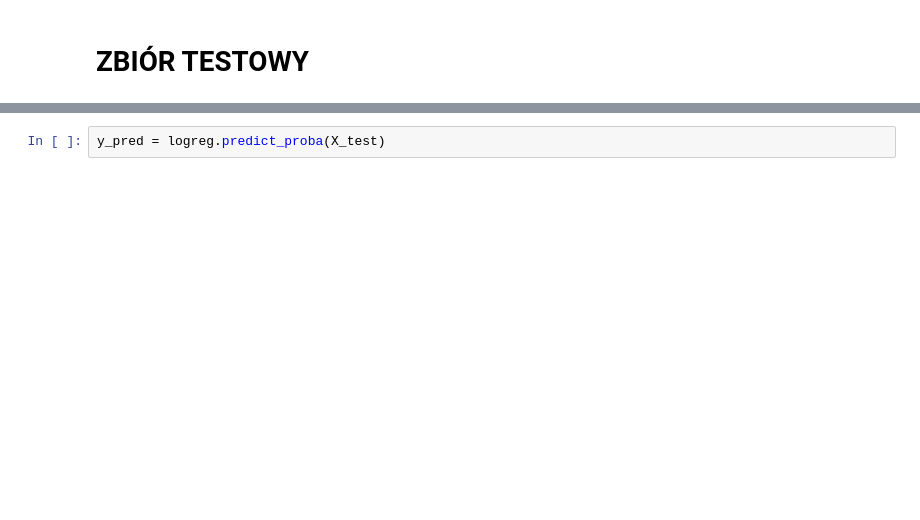
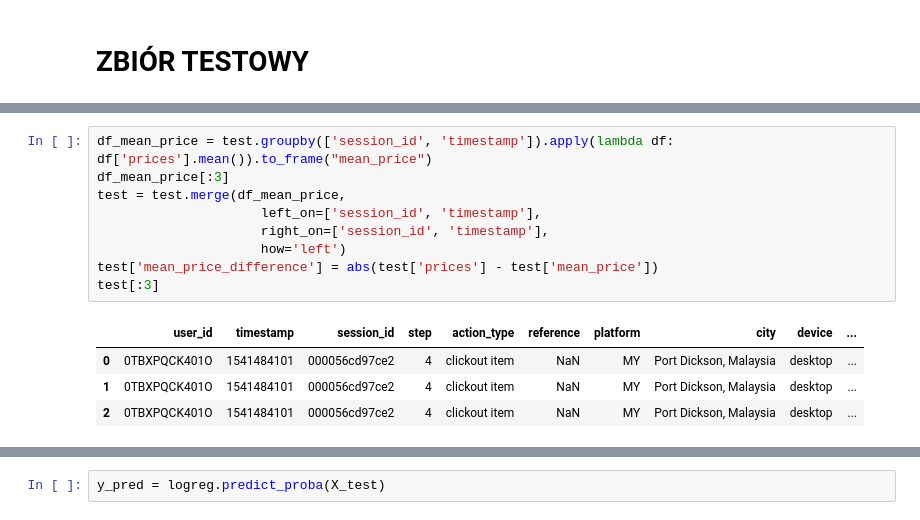
Before and after one commit to LiLatee/Systemy_rekomendacyjne, a Jupyter notebook: ML without group features.ipynb, the cells around one changed output, grey strips where cells are left out. Drawn from its saved outputs; the diff is of its cells as text; blank space fills up the shorter version.

```diff
--- a/ML without group features.ipynb
+++ b/ML without group features.ipynb
@@ -355,3 +471,17 @@ index_df[:10]
+# %%
+df_mean_price = test.groupby(['session_id', 'timestamp']).apply(lambda df: df['prices'].mean()).to_frame("mean_price")
+df_mean_price[:3]
+test = test.merge(df_mean_price,
+                     left_on=['session_id', 'timestamp'],
+                     right_on=['session_id', 'timestamp'],
+                     how='left')
+test['mean_price_difference'] = abs(test['prices'] - test['mean_price'])
+test[:3]
+# %% [output]
+|  | user_id | timestamp | session_id | step | action_type | reference | platform | city | device | ... |
+| 0 | 0TBXPQCK401O | 1541484101 | 000056cd97ce2 | 4 | clickout item | NaN | MY | Port Dickson, Malaysia | desktop | ... |
+| 1 | 0TBXPQCK401O | 1541484101 | 000056cd97ce2 | 4 | clickout item | NaN | MY | Port Dickson, Malaysia | desktop | ... |
+| 2 | 0TBXPQCK401O | 1541484101 | 000056cd97ce2 | 4 | clickout item | NaN | MY | Port Dickson, Malaysia | desktop | ... |
 # %%
 test = test.merge(item_metadata,
                    left_on='impressions',
```
Also changed, not shown: parts of 47 cells of this notebook, 9 other files.
